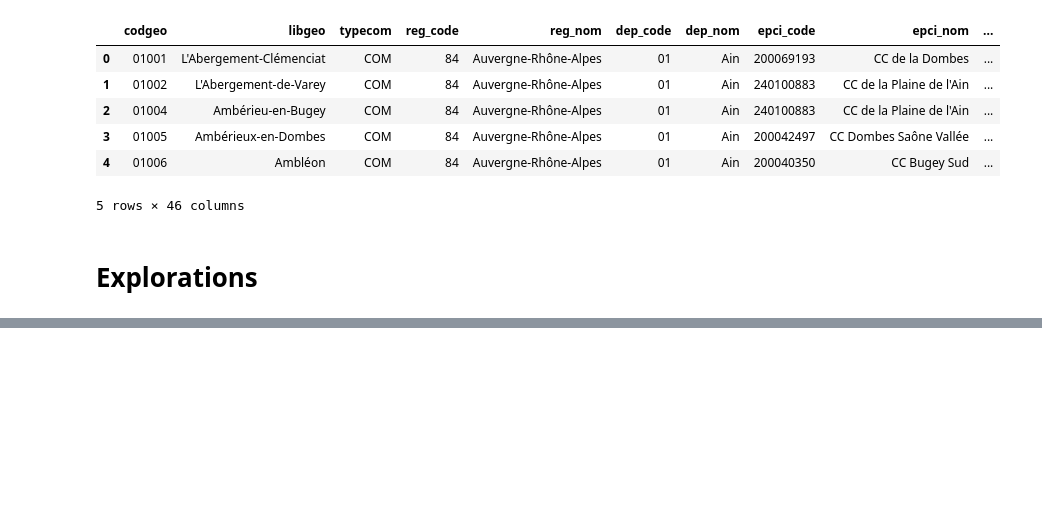
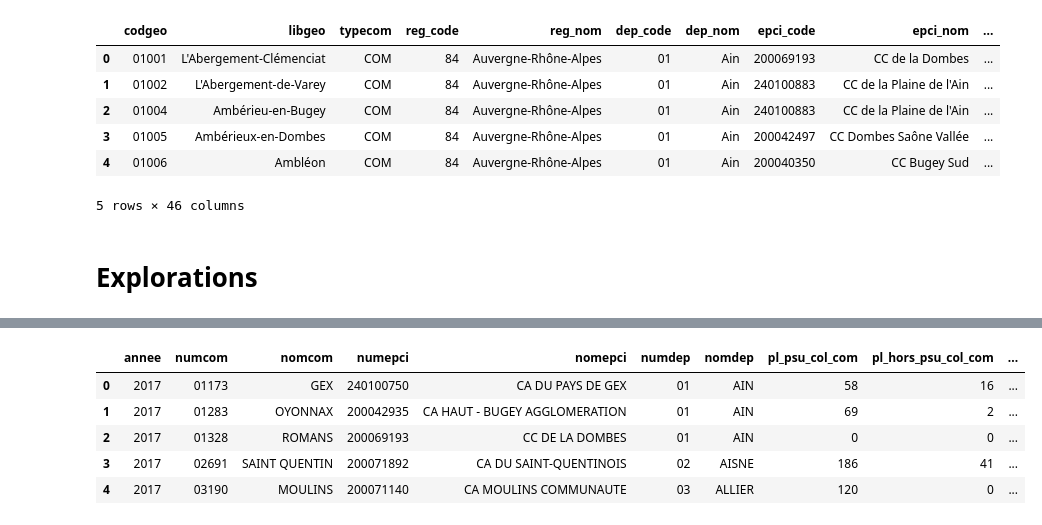
Before and after one commit to jbesan/13_odis_stream2, a Jupyter notebook: notebooks/odis_stream2_data_gathering.ipynb, the cells around one changed output, grey strips where cells are left out. Saved outputs shown, nothing was run; the diff lists cells and outputs as text; code cells hidden in the pictures; blank space fills up the shorter version.

```diff
--- a/notebooks/odis_stream2_data_gathering.ipynb
+++ b/notebooks/odis_stream2_data_gathering.ipynb
@@ -611,0 +699,10 @@ odis.head()
+# %%
+pe = pd.read_parquet('../csv/CAF_places_offertes_petite_enfance.parquet')
+pe.head()
+# %% [output]
+|  | annee | numcom | nomcom | numepci | nomepci | numdep | nomdep | pl_psu_col_com | pl_hors_psu_col_com | ... |
+| 0 | 2017 | 01173 | GEX | 240100750 | CA DU PAYS DE GEX | 01 | AIN | 58 | 16 | ... |
+| 1 | 2017 | 01283 | OYONNAX | 200042935 | CA HAUT - BUGEY AGGLOMERATION | 01 | AIN | 69 | 2 | ... |
+| 2 | 2017 | 01328 | ROMANS | 200069193 | CC DE LA DOMBES | 01 | AIN | 0 | 0 | ... |
+| 3 | 2017 | 02691 | SAINT QUENTIN | 200071892 | CA DU SAINT-QUENTINOIS | 02 | AISNE | 186 | 41 | ... |
+| 4 | 2017 | 03190 | MOULINS | 200071140 | CA MOULINS COMMUNAUTE | 03 | ALLIER | 120 | 0 | ... |
```
Also changed, not shown: parts of 13 cells of this notebook, 35 other files.
